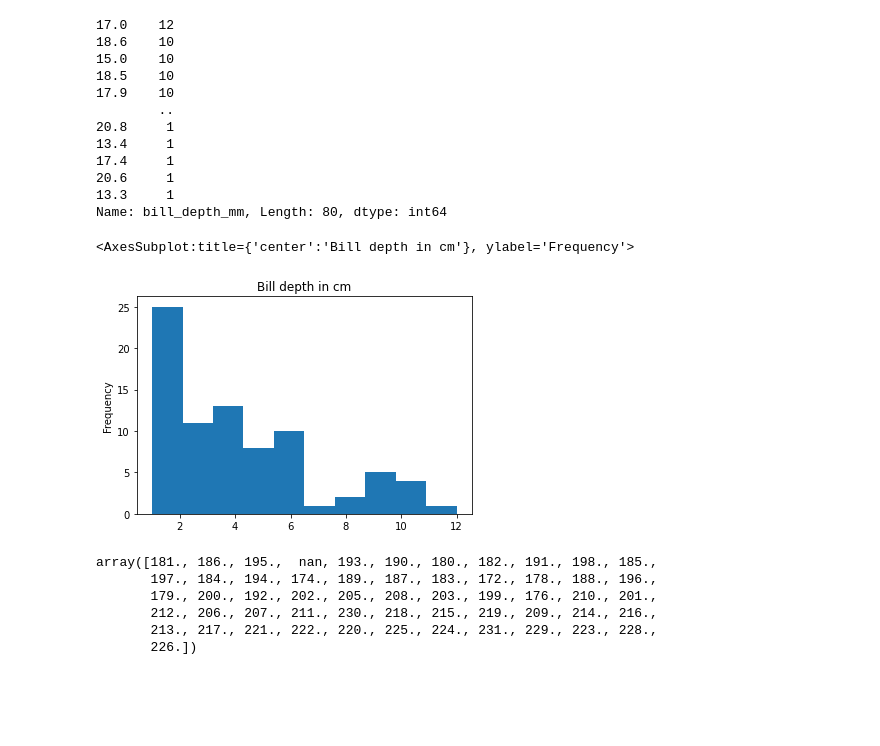
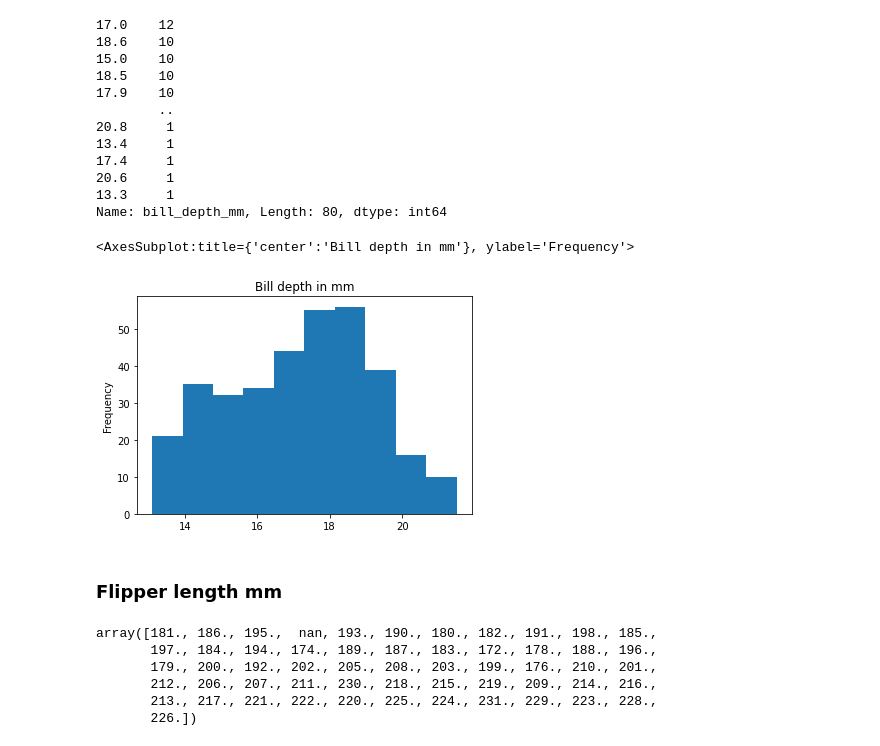
Before and after one commit to yisun2001/Data-Science, a Jupyter notebook: Portfolio.ipynb, the cells around one changed output. Drawn from its saved outputs; the diff is of its cells as text; code cells hidden in the pictures; blank space fills up the shorter version.

```diff
--- a/Portfolio.ipynb
+++ b/Portfolio.ipynb
@@ -116,10 +164,12 @@ penguins['bill_depth_mm'].value_counts()
 13.3     1
 Name: bill_depth_mm, Length: 80, dtype: int64
 # %%
-penguins['bill_depth_mm'].value_counts().plot(kind='hist', title='Bill depth in cm')
+penguins['bill_depth_mm'].plot(kind='hist', title='Bill depth in mm')
 # %% [output]
-<AxesSubplot:title={'center':'Bill depth in cm'}, ylabel='Frequency'>
+<AxesSubplot:title={'center':'Bill depth in mm'}, ylabel='Frequency'>
-[figure, old version]
+[figure, new version]
+# %% [markdown]
+### Flipper length mm
 # %%
 penguins['flipper_length_mm'].unique()
 # %% [output]
```
Also changed, not shown: parts of 30 cells of this notebook.
